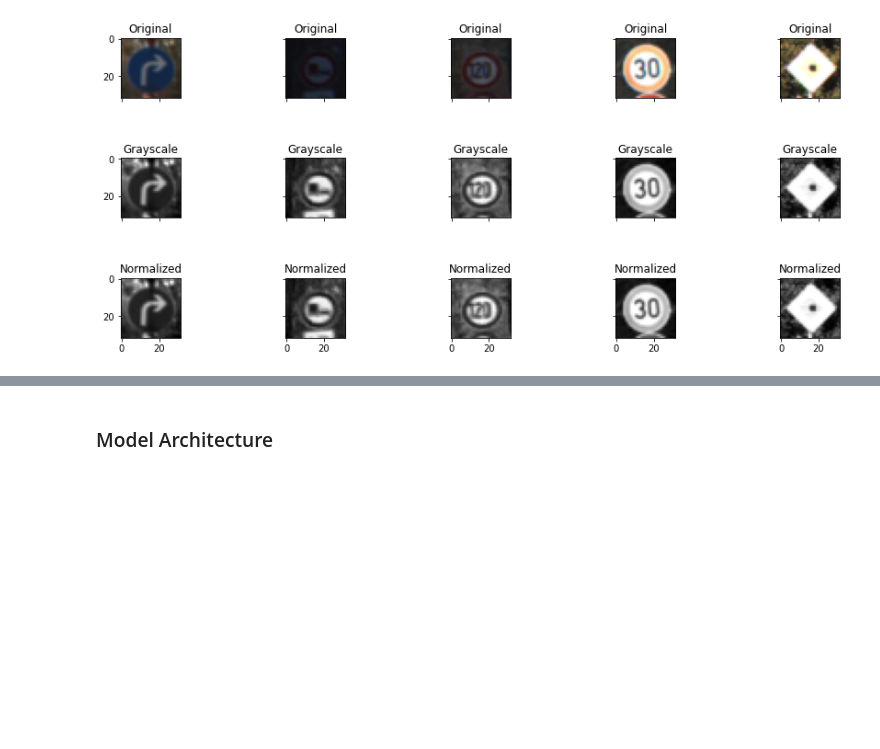
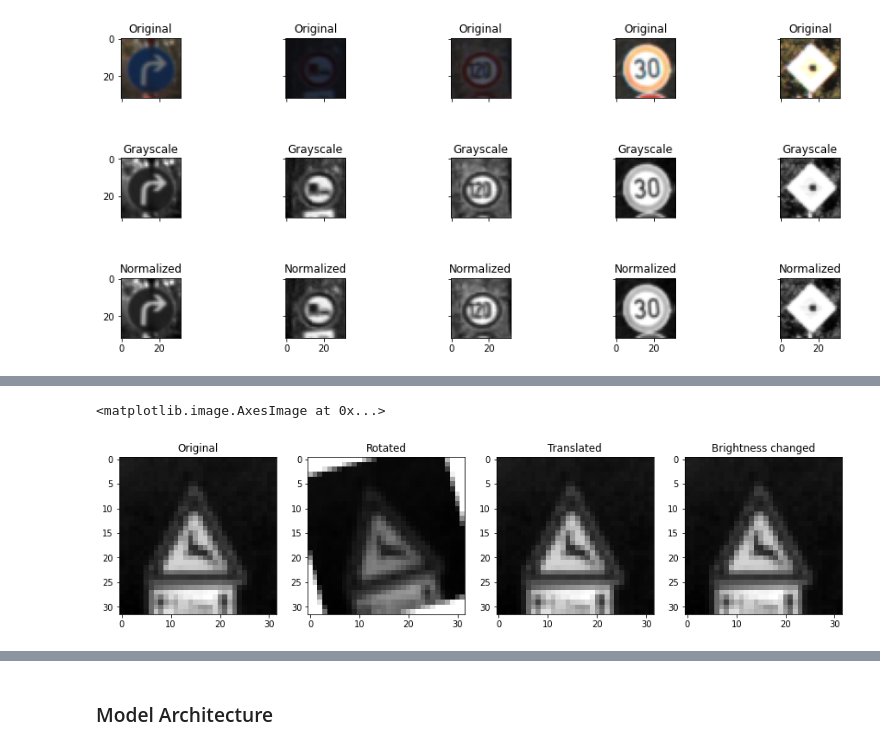
Before and after one commit to DavidAbdelmalek/Self_Driving_Car_ND, a Jupyter notebook: CarND-Traffic-Sign-Classifier-Project/Traffic_Sign_Classifier.ipynb, the cells around one changed output, grey strips where cells are left out. Drawn from its saved outputs; the diff is of its cells as text; code cells hidden in the pictures; blank space fills up the shorter version.

Commit message:
Update Traffic_Sign_Classifier.ipynb
Add data augmentation

```diff
--- a/CarND-Traffic-Sign-Classifier-Project/Traffic_Sign_Classifier.ipynb
+++ b/CarND-Traffic-Sign-Classifier-Project/Traffic_Sign_Classifier.ipynb
@@ -261,0 +342,19 @@ for i in range(5):
+# %%
+# Display random image augmentation
+f, (ax1,ax2,ax3,ax4) = plt.subplots(1, 4,figsize=(15, 8))
+idx =random.randrange(count)
+img = pre_X_train[idx]
+ax1.set_title('Original')
+ax1.imshow(img.squeeze(),cmap='gray')
+ax2.set_title('Rotated')
+rotated_img = rotate_img(img,15)
+ax2.imshow(rotated_img.squeeze(),cmap='gray')
+ax3.set_title('Translated')
+translated= translate_img(img,0.2)
+ax3.imshow(translated.squeeze(),cmap='gray')
+ax4.set_title('Brightness changed')
+brightness_changed= random_brightness(img)
+ax4.imshow(brightness_changed.squeeze(),cmap='gray')
+# %% [output]
+<matplotlib.image.AxesImage at 0x...>
+[figure, added]
```
Also changed, not shown: parts of 10 cells of this notebook.
